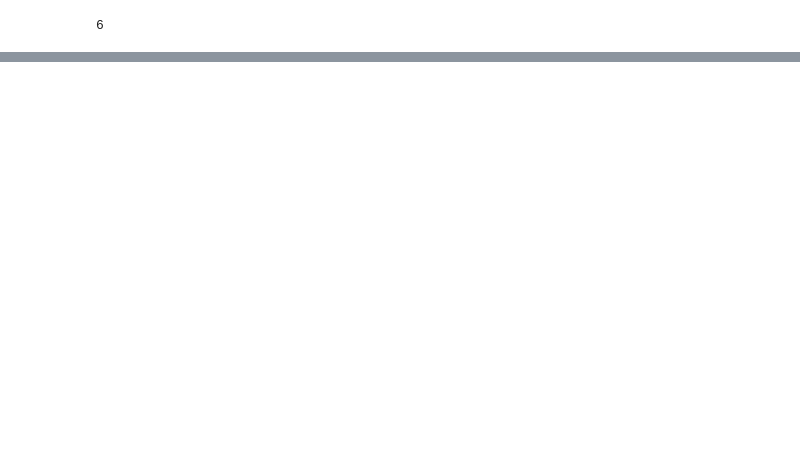
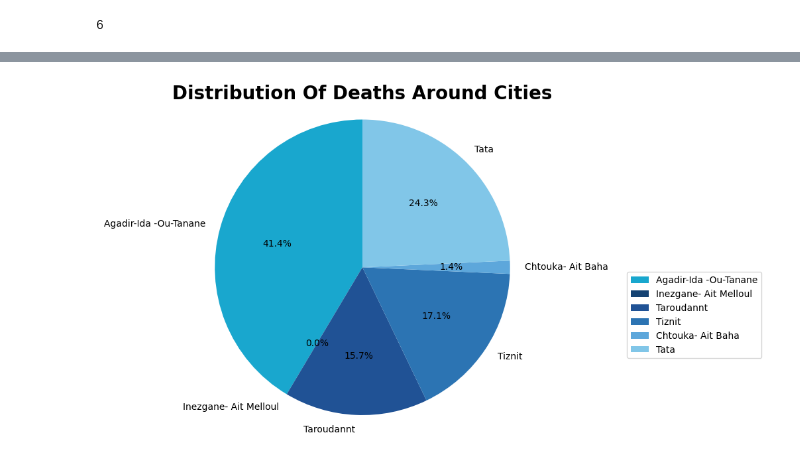
Before and after one commit to oussama95boussaid/Coronavirus_Pandemic_Morocco_project, a Jupyter notebook: Coronavirus_Pandemic_Morocco.ipynb, the cells around one changed output, grey strips where cells are left out. Drawn from its saved outputs; the diff is of its cells as text; code cells hidden in the pictures; blank space fills up the shorter version.

```diff
--- a/Coronavirus_Pandemic_Morocco.ipynb
+++ b/Coronavirus_Pandemic_Morocco.ipynb
@@ -389,0 +453,9 @@ plt.show()
+# %%
+#Count Number of All Deaths in each City
+Covid_data_GpByCyties_Deaths = Covid_data_GpByCyties.Deaths.sum()
+
+#print data
+for city, cases in Covid_data_GpByCyties_Deaths.items():
+    print("Number of Deaths in "+city+" : ",cases,end="\n")
+
+print("\nSum of all Deaths in all Cities is ",sum(Covid_data_GpByCyties_Deaths))
@@ -389,0 +471,14 @@ plt.show()
+# %%
+# Convert Valus to percent (Deaths * 100)/70
+Cases_In_City_Deaths_per = []
+
+for nb_death in Covid_data_GpByCyties_Deaths:
+  death_per = (nb_death * 100)/70
+  Cases_In_City_Deaths_per.append(death_per)
+
+#print data
+cities = ["Agadir-Ida -Ou-Tanane","Inezgane- Ait Melloul","Taroudannt","Tiznit","Chtouka- Ait Baha","Tata"]
+for ele in range(len(cities)) :
+  print("Number of Deaths in "+cities[ele]+" : {:.2f}%".format(Cases_In_City_Deaths_per[ele]),end="\n")
+
+print("\nSum of all Case in all Cities is {:.2f}%".format(sum(Cases_In_City_Deaths_per)))
@@ -389,0 +494,16 @@ plt.show()
+# %%
+import matplotlib.pyplot as plt
+
+# Pie chart
+colors=["#19A7CE","#144272","#205295","#2C74B3","#5DA7DB","#81C6E8"]
+
+fig1, ax1 = plt.subplots(figsize=(8, 5))
+ax1.pie(Cases_In_City_Deaths_per,labels=cities,autopct='%1.1f%%',colors=colors, startangle=90, textprops={'fontsize': 10})
+ax1.axis('equal')
+plt.legend(labels=cities, loc='best', bbox_to_anchor=(1, 0.5))
+
+ax1.set_title('Distribution Of Deaths Around Cities', fontsize=20, fontweight='bold')
+
+plt.show()
+# %% [output]
+[figure, added]
```
Also changed, not shown: parts of 14 cells of this notebook.
